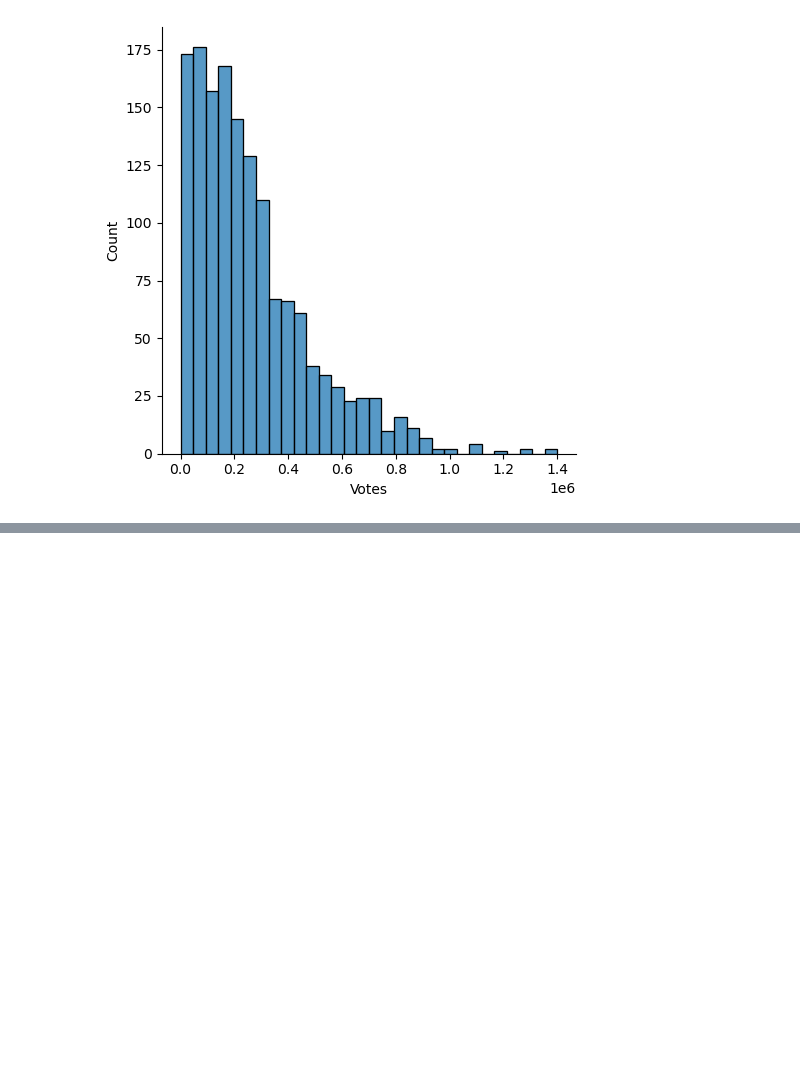
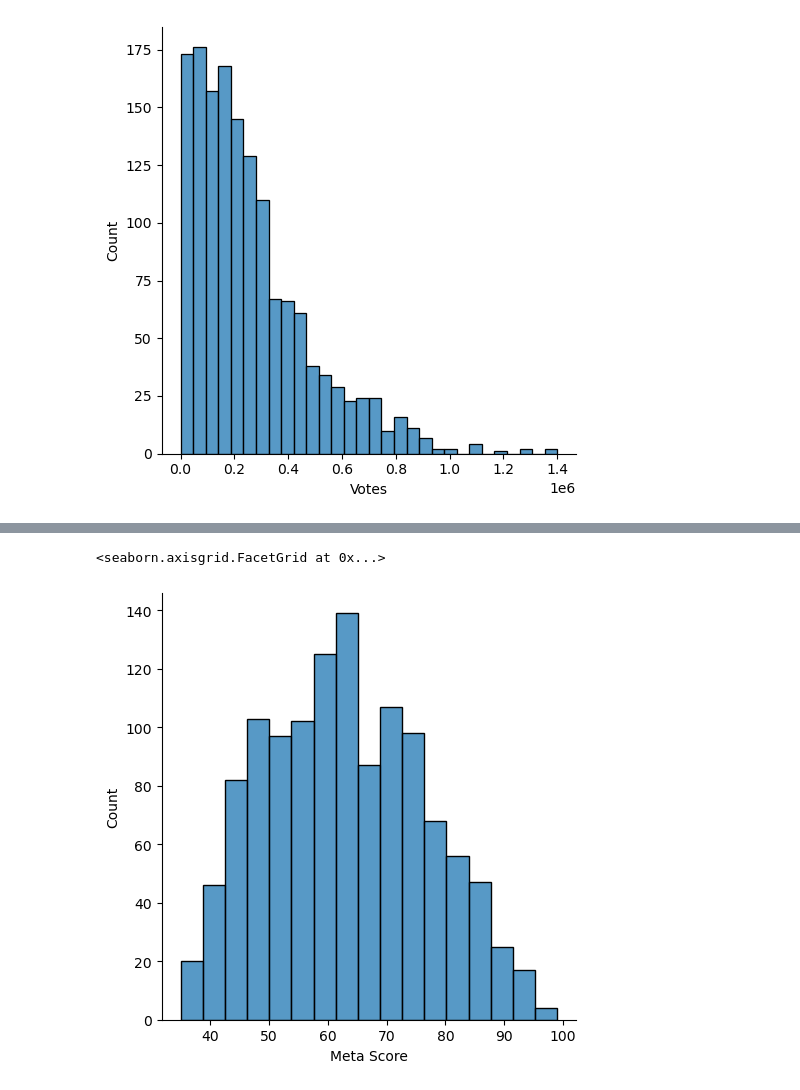
Before and after one commit to crypt0kitik/Introduction-to-Machine-Learning-Methods, a Jupyter notebook: Exercise1_LinearRegression/Linear_regresssion.ipynb, the cells around one changed output, grey strips where cells are left out. Drawn from its saved outputs; the diff is of its cells as text; code cells hidden in the pictures; blank space fills up the shorter version.

```diff
--- a/Exercise1_LinearRegression/Linear_regresssion.ipynb
+++ b/Exercise1_LinearRegression/Linear_regresssion.ipynb
@@ -305 +327,15 @@ df = df.query("Votes < Rating.quantile(0.92)")
+# %%
+# calculate the cutoff value for the bottom 3%
+cutoff_value = df['Meta Score'].quantile(0.03)
+
+# filter out rows where the 'Meta Score' values are below the cutoff
+df = df[df['Meta Score'] >= cutoff_value]
+# %%
+# let's check the plot
+sns.displot(df, x="Meta Score")
+
+# it looks pretty balanced
+# %% [output]
+<seaborn.axisgrid.FacetGrid at 0x...>
+[figure, added]
 # %%
```
Also changed, not shown: parts of 9 cells of this notebook.
